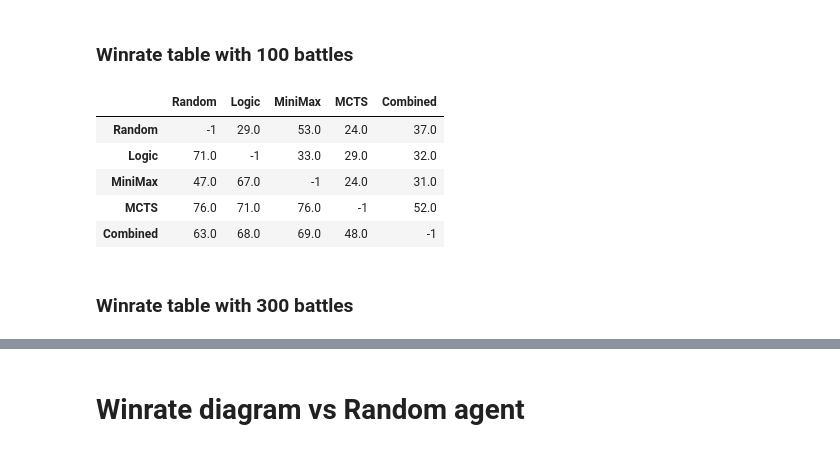
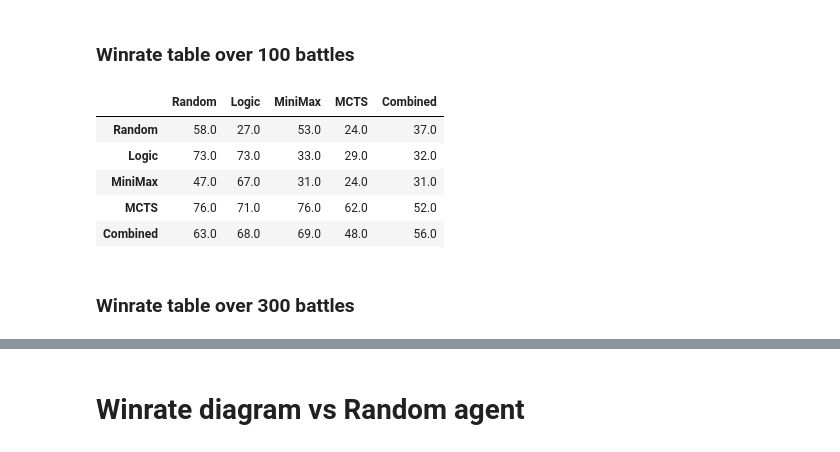
Before and after one commit to Giusgarus/Pokemon-battle-VGC, a Jupyter notebook: Agents/Statistics/generate_plots.ipynb, the cells around one changed output, grey strips where cells are left out. Drawn from its saved outputs; the diff is of its cells as text; code cells hidden in the pictures.

```diff
--- a/Agents/Statistics/generate_plots.ipynb
+++ b/Agents/Statistics/generate_plots.ipynb
@@ -125,13 +102,13 @@ See the caveats in the documentation: https://pandas.pydata.org/pandas-docs/stab
 # %% [markdown]
-### Winrate table with 100 battles
+### Winrate table over 100 battles
-# %%
-df_table_100
-# %% [output]
-|  | Random | Logic | MiniMax | MCTS | Combined |
-| Random | -1 | 29.0 | 53.0 | 24.0 | 37.0 |
-| Logic | 71.0 | -1 | 33.0 | 29.0 | 32.0 |
-| MiniMax | 47.0 | 67.0 | -1 | 24.0 | 31.0 |
-| MCTS | 76.0 | 71.0 | 76.0 | -1 | 52.0 |
-| Combined | 63.0 | 68.0 | 69.0 | 48.0 | -1 |
+# %%
+df_winrate_100
+# %% [output]
+|  | Random | Logic | MiniMax | MCTS | Combined |
+| Random | 58.0 | 27.0 | 53.0 | 24.0 | 37.0 |
+| Logic | 73.0 | 73.0 | 33.0 | 29.0 | 32.0 |
+| MiniMax | 47.0 | 67.0 | 31.0 | 24.0 | 31.0 |
+| MCTS | 76.0 | 71.0 | 76.0 | 62.0 | 52.0 |
+| Combined | 63.0 | 68.0 | 69.0 | 48.0 | 56.0 |
 # %% [markdown]
-### Winrate table with 300 battles
+### Winrate table over 300 battles
```
Also changed, not shown: parts of 18 cells of this notebook, 2 other files.
